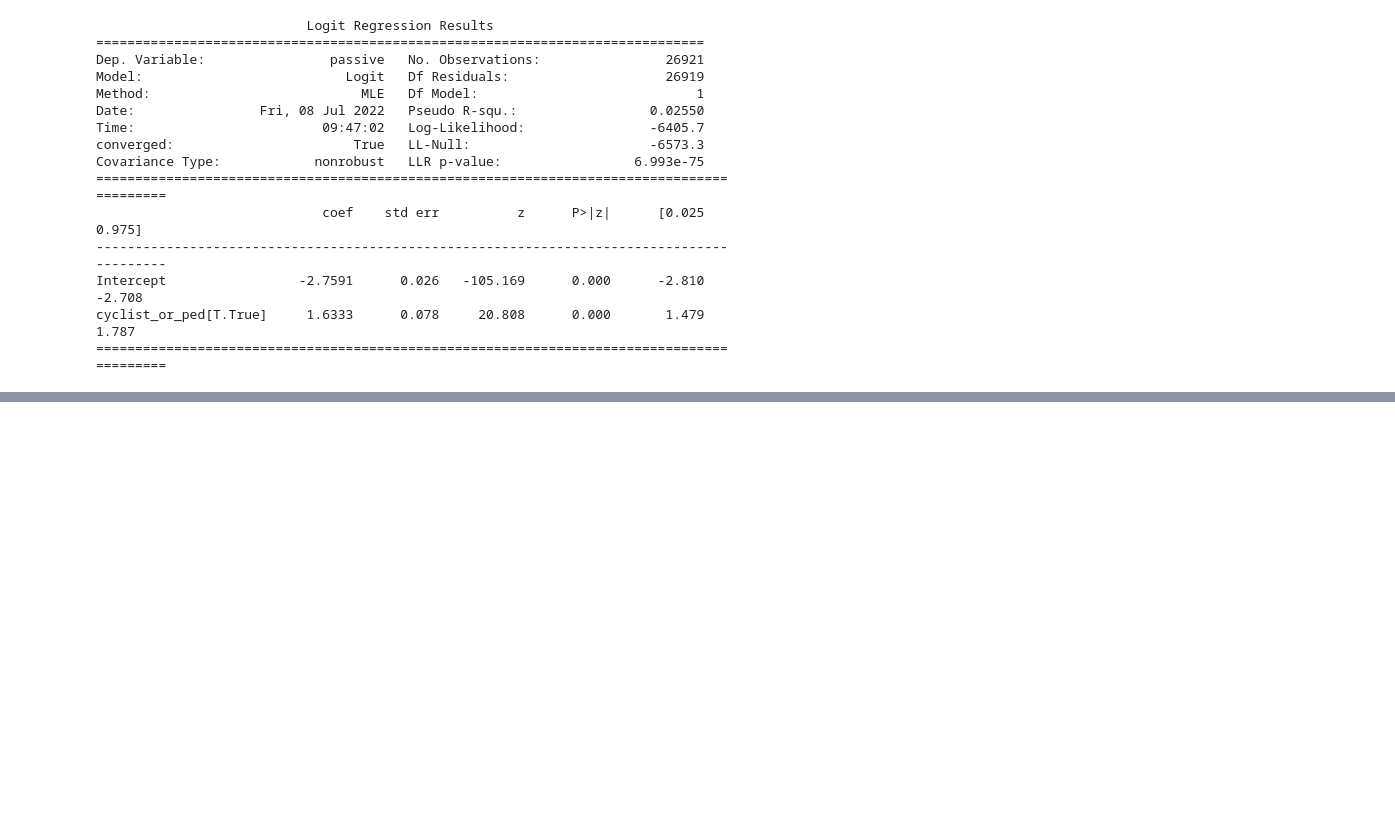
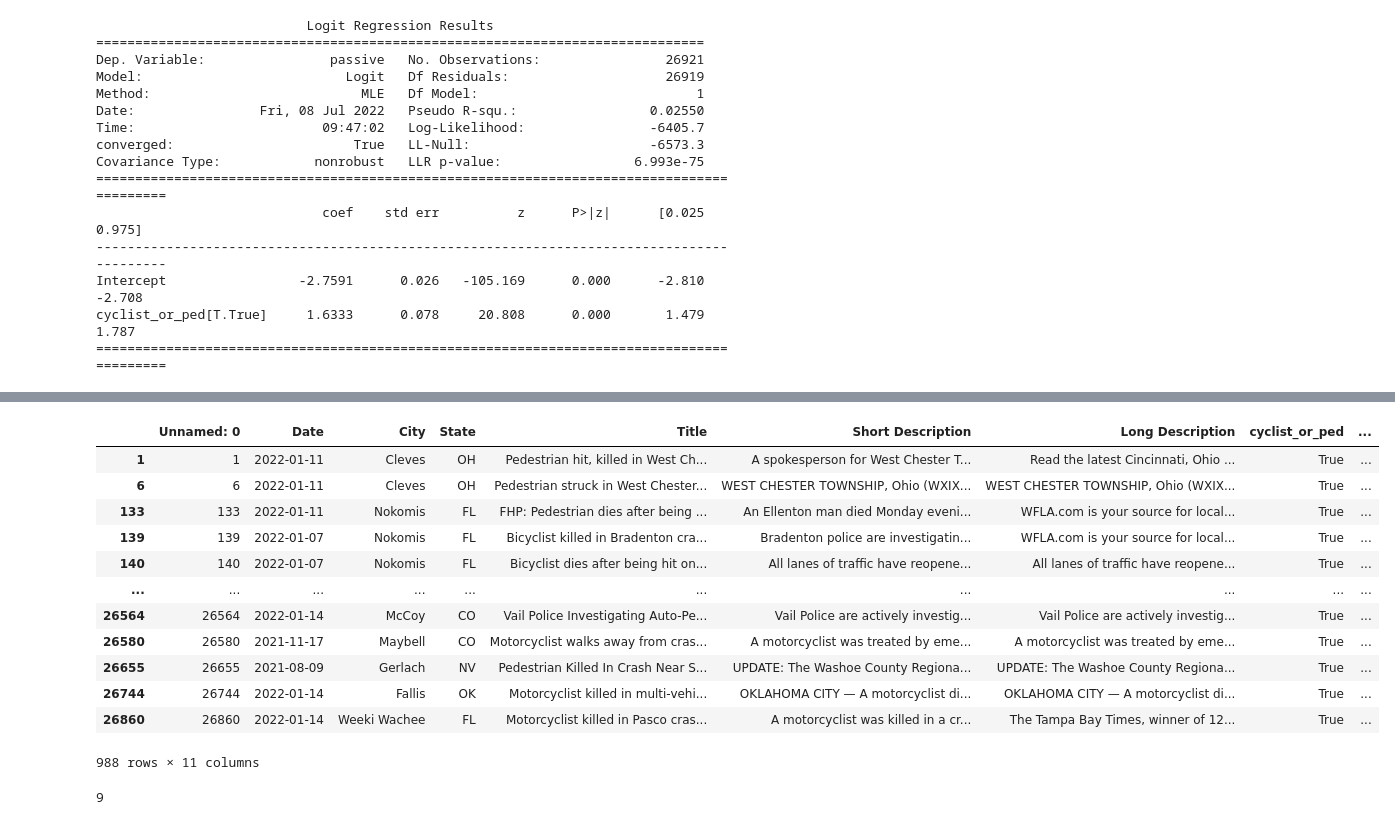
Before and after one commit to bwallace/war-on-cars, a Jupyter notebook: war_on_cars.ipynb, the cells around one changed output, grey strips where cells are left out. Cells and saved outputs as stored; diff of their text form; code cells hidden in the pictures; blank space fills up the shorter version.

```diff
--- a/war_on_cars.ipynb
+++ b/war_on_cars.ipynb
@@ -170,0 +137,20 @@ car
+# %%
+all_df[all_df["cyclist_or_ped"]==True]
+# %% [output]
+|  | Unnamed: 0 | Date | City | State | Title | Short Description | Long Description | cyclist_or_ped | ... |
+| 1 | 1 | 2022-01-11 | Cleves | OH | Pedestrian hit, killed in West Ch... | A spokesperson for West Chester T... | Read the latest Cincinnati, Ohio ... | True | ... |
+| 6 | 6 | 2022-01-11 | Cleves | OH | Pedestrian struck in West Chester... | WEST CHESTER TOWNSHIP, Ohio (WXIX... | WEST CHESTER TOWNSHIP, Ohio (WXIX... | True | ... |
+| 133 | 133 | 2022-01-11 | Nokomis | FL | FHP: Pedestrian dies after being ... | An Ellenton man died Monday eveni... | WFLA.com is your source for local... | True | ... |
+| 139 | 139 | 2022-01-07 | Nokomis | FL | Bicyclist killed in Bradenton cra... | Bradenton police are investigatin... | WFLA.com is your source for local... | True | ... |
+| 140 | 140 | 2022-01-07 | Nokomis | FL | Bicyclist dies after being hit on... | All lanes of traffic have reopene... | All lanes of traffic have reopene... | True | ... |
+| ... | ... | ... | ... | ... | ... | ... | ... | ... | ... |
+| 26564 | 26564 | 2022-01-14 | McCoy | CO | Vail Police Investigating Auto-Pe... | Vail Police are actively investig... | Vail Police are actively investig... | True | ... |
+| 26580 | 26580 | 2021-11-17 | Maybell | CO | Motorcyclist walks away from cras... | A motorcyclist was treated by eme... | A motorcyclist was treated by eme... | True | ... |
+| 26655 | 26655 | 2021-08-09 | Gerlach | NV | Pedestrian Killed In Crash Near S... | UPDATE: The Washoe County Regiona... | UPDATE: The Washoe County Regiona... | True | ... |
+| 26744 | 26744 | 2022-01-14 | Fallis | OK | Motorcyclist killed in multi-vehi... | OKLAHOMA CITY — A motorcyclist di... | OKLAHOMA CITY — A motorcyclist di... | True | ... |
+| 26860 | 26860 | 2022-01-14 | Weeki Wachee | FL | Motorcyclist killed in Pasco cras... | A motorcyclist was killed in a cr... | The Tampa Bay Times, winner of 12... | True | ... |
+988 rows × 11 columns
+# %%
+len(car)
+# %% [output]
+9
```
Also changed, not shown: parts of 16 cells of this notebook.
